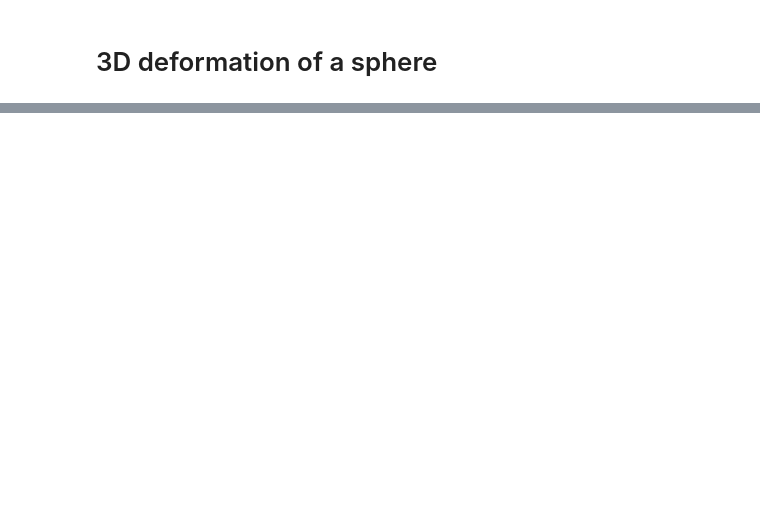
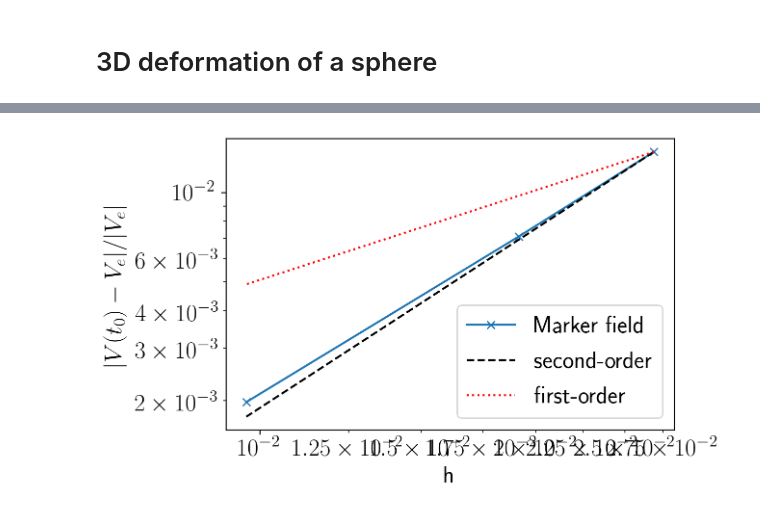
Before and after one commit to tmaric/leia, a Jupyter notebook: cases/3Ddeformation.ipynb, the cells around one changed output, grey strips where cells are left out. Drawn from its saved outputs; the diff is of its cells as text; code cells hidden in the pictures; blank space fills up the shorter version.

```diff
--- a/cases/3Ddeformation.ipynb
+++ b/cases/3Ddeformation.ipynb
@@ -95,0 +73,4 @@ Convergence order = 4.593238
+# %%
+plot_marker_error("3Ddeformation_poly_000", exact_volume=V_e)
+# %% [output]
+[figure, added]
```
Also changed, not shown: parts of 23 cells of this notebook, 36 other files.
